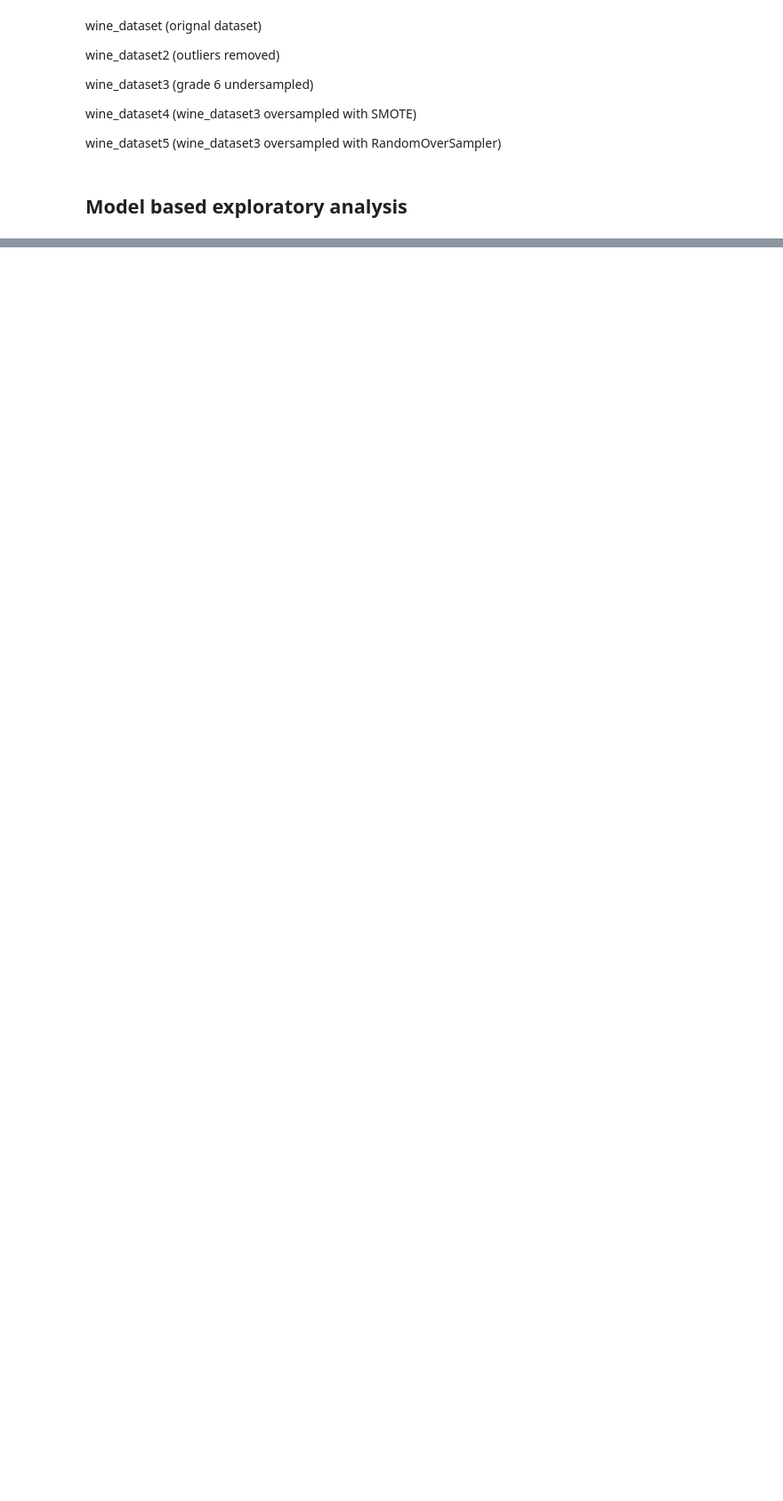
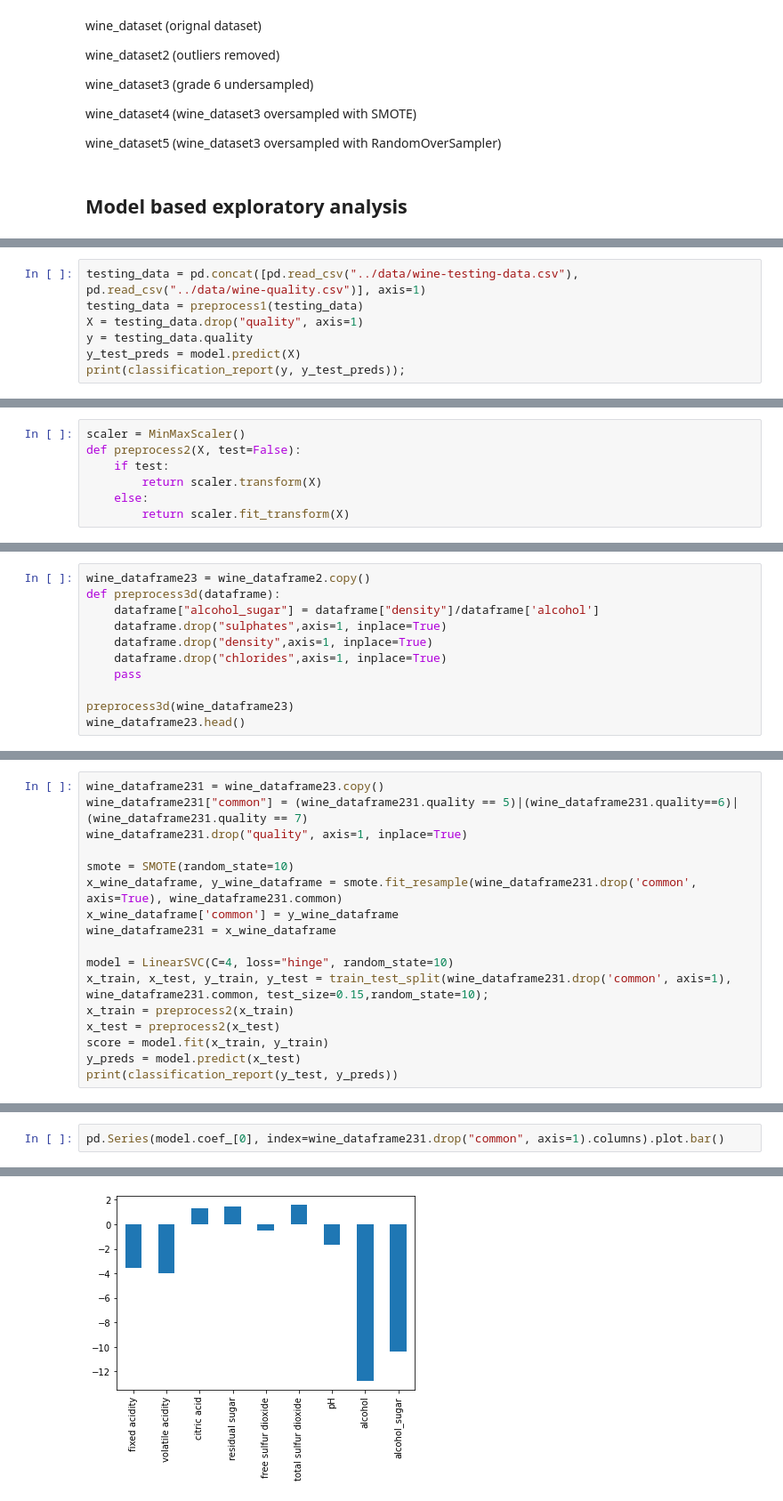
Before and after one commit to Ephraim-Akolo/Wine-Quality-Estimation, a Jupyter notebook: ML Model/jupyter notebook/create_model.ipynb, the cells around one changed output, grey strips where cells are left out. Shown: that part at 89% size. Cells and saved outputs as stored; diff of their text form; blank space fills up the shorter version.

```diff
--- a/ML Model/jupyter notebook/create_model.ipynb
+++ b/ML Model/jupyter notebook/create_model.ipynb
@@ -407,0 +510,7 @@ weighted avg       0.69      0.68      0.68       735
+# %%
+testing_data = pd.concat([pd.read_csv("../data/wine-testing-data.csv"), pd.read_csv("../data/wine-quality.csv")], axis=1)
+testing_data = preprocess1(testing_data)
+X = testing_data.drop("quality", axis=1)
+y = testing_data.quality
+y_test_preds = model.predict(X)
+print(classification_report(y, y_test_preds));
@@ -407,0 +527,7 @@ weighted avg       0.69      0.68      0.68       735
+# %%
+scaler = MinMaxScaler()
+def preprocess2(X, test=False):
+    if test:
+        return scaler.transform(X)
+    else:
+        return scaler.fit_transform(X)
@@ -407,0 +657,11 @@ weighted avg       0.69      0.68      0.68       735
+# %%
+wine_dataframe23 = wine_dataframe2.copy()
+def preprocess3d(dataframe):
+    dataframe["alcohol_sugar"] = dataframe["density"]/dataframe['alcohol']
+    dataframe.drop("sulphates",axis=1, inplace=True)
+    dataframe.drop("density",axis=1, inplace=True)
+    dataframe.drop("chlorides",axis=1, inplace=True)
+    pass
+
+preprocess3d(wine_dataframe23)
+wine_dataframe23.head()
@@ -407,0 +687,17 @@ weighted avg       0.69      0.68      0.68       735
+# %%
+wine_dataframe231 = wine_dataframe23.copy()
+wine_dataframe231["common"] = (wine_dataframe231.quality == 5)|(wine_dataframe231.quality==6)|(wine_dataframe231.quality == 7)
+wine_dataframe231.drop("quality", axis=1, inplace=True)
+
+smote = SMOTE(random_state=10)
+x_wine_dataframe, y_wine_dataframe = smote.fit_resample(wine_dataframe231.drop('common', axis=True), wine_dataframe231.common)
+x_wine_dataframe['common'] = y_wine_dataframe
+wine_dataframe231 = x_wine_dataframe
+
+model = LinearSVC(C=4, loss="hinge", random_state=10)
+x_train, x_test, y_train, y_test = train_test_split(wine_dataframe231.drop('common', axis=1), wine_dataframe231.common, test_size=0.15,random_state=10);
+x_train = preprocess2(x_train)
+x_test = preprocess2(x_test)
+score = model.fit(x_train, y_train)
+y_preds = model.predict(x_test)
+print(classification_report(y_test, y_preds))
@@ -407,0 +736,3 @@ weighted avg       0.69      0.68      0.68       735
+# %%
+pd.Series(model.coef_[0], index=wine_dataframe231.drop("common", axis=1).columns).plot.bar()
+# %% [output]
@@ -407,0 +740 @@ weighted avg       0.69      0.68      0.68       735
+[figure, added]
```
Also changed, not shown: parts of 45 cells of this notebook, 8 other files.
